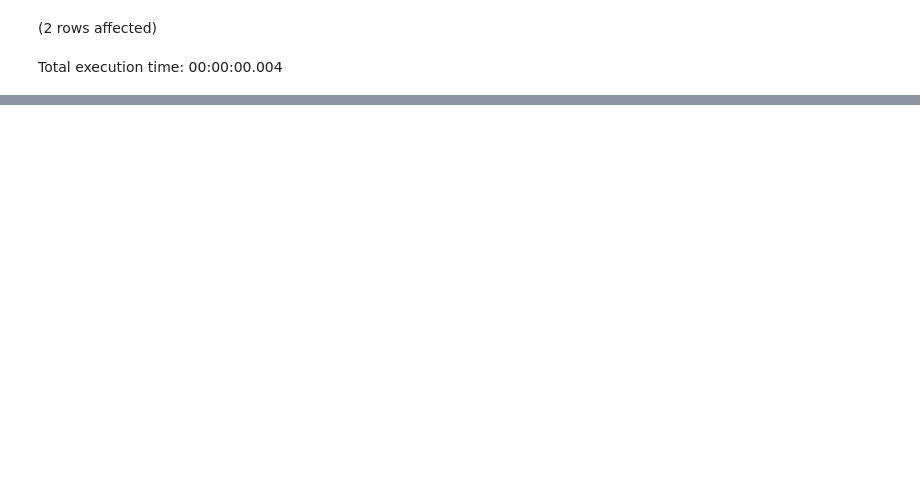
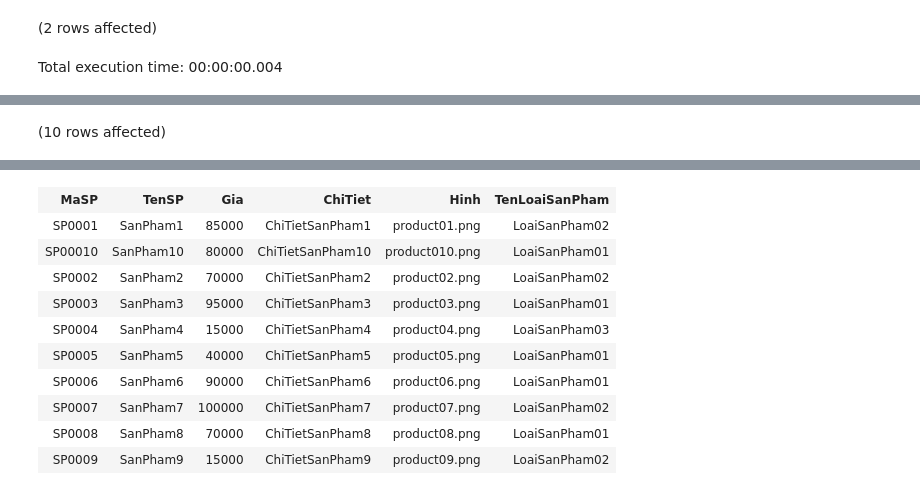
Before and after one commit to LienNTB/QuanLyHoaCu, a Jupyter notebook: data/2_ThemDuLieu.ipynb, the cells around one changed output, grey strips where cells are left out. Saved outputs shown, nothing was run; the diff lists cells and outputs as text; code cells hidden in the pictures; blank space fills up the shorter version.

```diff
--- a/data/2_ThemDuLieu.ipynb
+++ b/data/2_ThemDuLieu.ipynb
@@ -84,0 +275,4 @@ Total execution time: 00:00:00.078
+# %%
+Select sp.MaSP, sp.TenSP, sp.Gia, sp.ChiTiet, sp.Hinh, lsp.TenLoaiSanPham from SanPham sp, LoaiSanPham lsp where sp.MaLoaiSP=lsp.MaLoaiSP
+# %% [output]
+(10 rows affected)
@@ -84,0 +280,11 @@ Total execution time: 00:00:00.078
+| MaSP | TenSP | Gia | ChiTiet | Hinh | TenLoaiSanPham |
+| SP0001 | SanPham1 | 85000 | ChiTietSanPham1 | product01.png | LoaiSanPham02 |
+| SP00010 | SanPham10 | 80000 | ChiTietSanPham10 | product010.png | LoaiSanPham01 |
+| SP0002 | SanPham2 | 70000 | ChiTietSanPham2 | product02.png | LoaiSanPham02 |
+| SP0003 | SanPham3 | 95000 | ChiTietSanPham3 | product03.png | LoaiSanPham01 |
+| SP0004 | SanPham4 | 15000 | ChiTietSanPham4 | product04.png | LoaiSanPham03 |
+| SP0005 | SanPham5 | 40000 | ChiTietSanPham5 | product05.png | LoaiSanPham01 |
+| SP0006 | SanPham6 | 90000 | ChiTietSanPham6 | product06.png | LoaiSanPham01 |
+| SP0007 | SanPham7 | 100000 | ChiTietSanPham7 | product07.png | LoaiSanPham02 |
+| SP0008 | SanPham8 | 70000 | ChiTietSanPham8 | product08.png | LoaiSanPham01 |
+| SP0009 | SanPham9 | 15000 | ChiTietSanPham9 | product09.png | LoaiSanPham02 |
```
Also changed, not shown: parts of 15 cells of this notebook, 25 other files.
